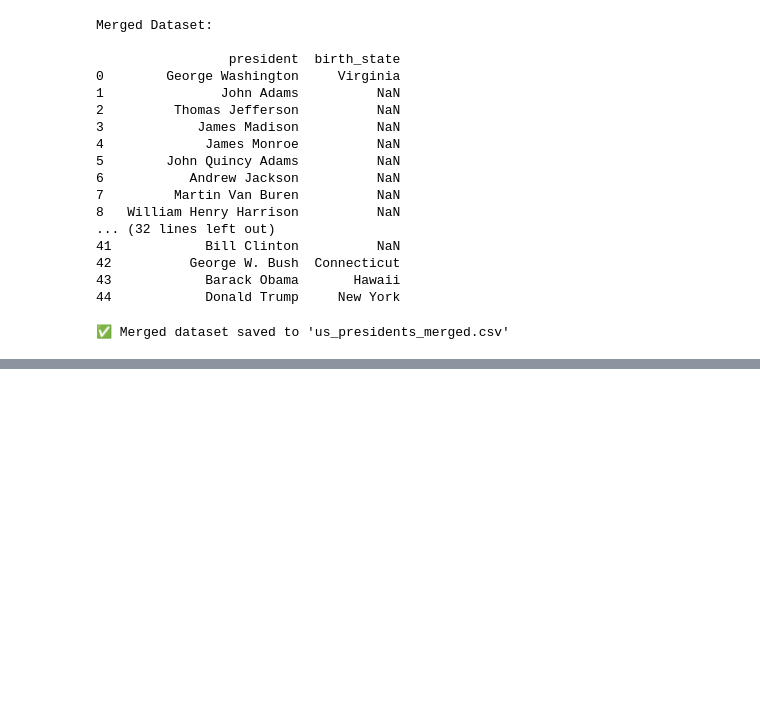
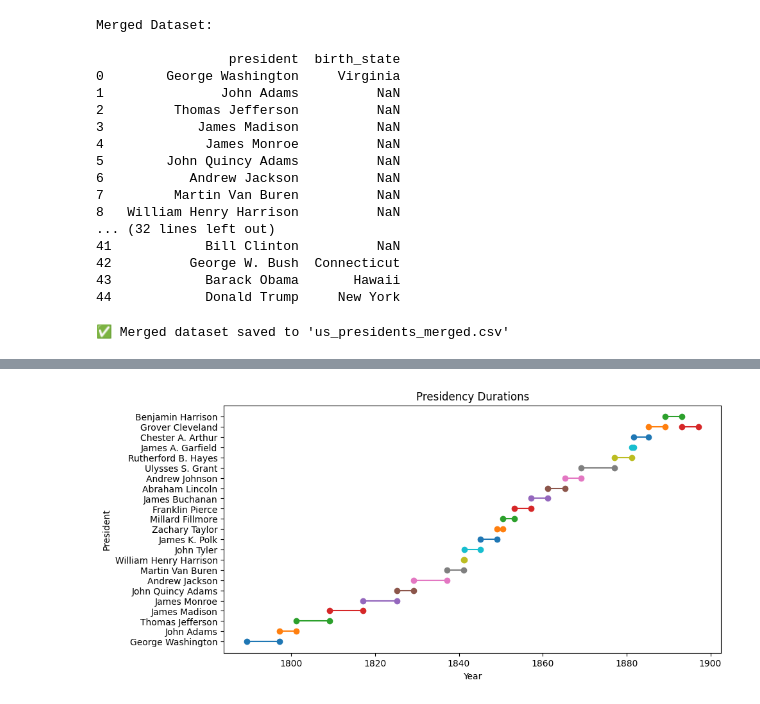
Before and after one commit to Neel7125/PracticePythonLibs, a Jupyter notebook: Pandas/practicePandas.ipynb, the cells around one changed output, grey strips where cells are left out. Saved outputs shown, nothing was run; the diff lists cells and outputs as text; code cells hidden in the pictures; blank space fills up the shorter version.

```diff
--- a/Pandas/practicePandas.ipynb
+++ b/Pandas/practicePandas.ipynb
@@ -595,0 +611,13 @@ print("✅ Merged dataset saved to 'us_presidents_merged.csv'")
+# %%
+# Timeline: presidency durations
+
+plt.figure(figsize=(10,5))
+for i, row in df.iterrows():
+    if pd.notnull(row['start']) and pd.notnull(row['end']):
+        plt.plot([row['start'],row['end']], [row["president"], row["president"]], marker='o')
+plt.title("Presidency Durations")
+plt.xlabel("Year")
+plt.ylabel("President")
+plt.show()
+# %% [output]
+[figure, added]
```
Also changed, not shown: parts of 5 cells of this notebook.
